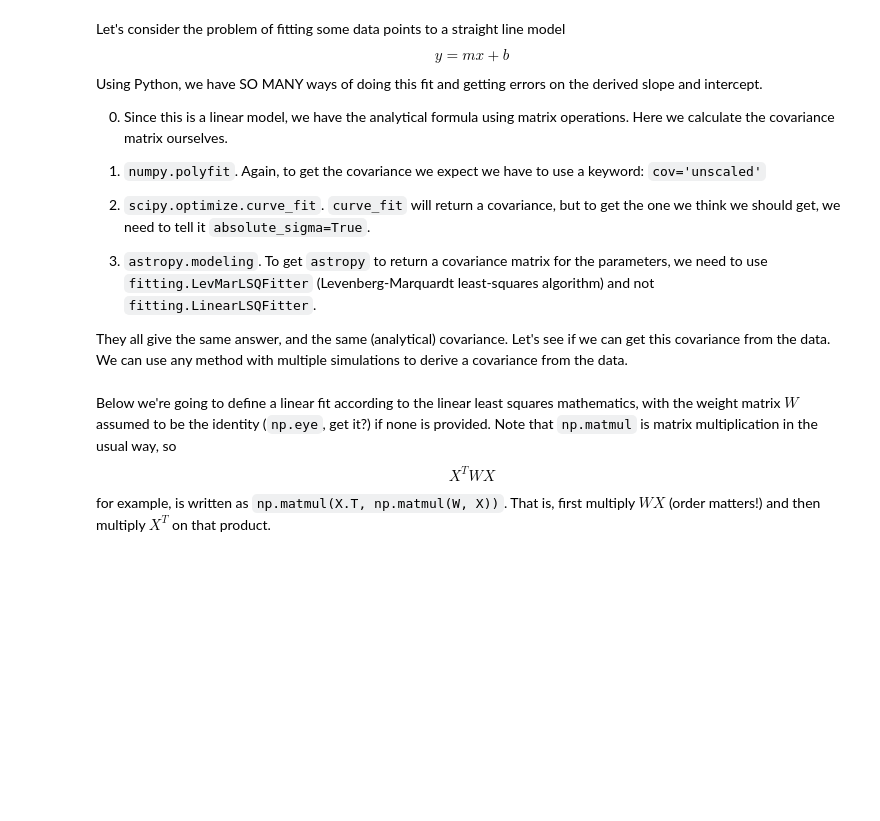
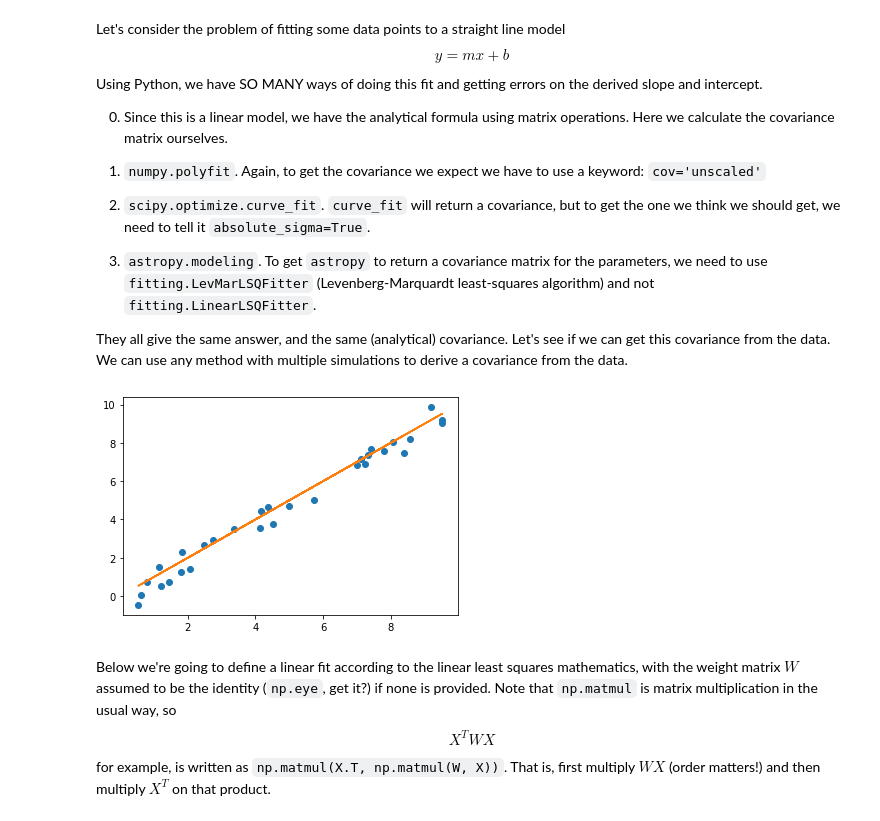
Before and after one commit to jaguirre/ASTR250CourseMaterial, a Jupyter notebook: ModelFittingInPythonWithErrors.ipynb, the cells around one changed output. Drawn from its saved outputs; the diff is of its cells as text; code cells hidden in the pictures; blank space fills up the shorter version.

```diff
--- a/ModelFittingInPythonWithErrors.ipynb
+++ b/ModelFittingInPythonWithErrors.ipynb
@@ -32,6 +39,12 @@ x = np.random.uniform(0.0, 10.0, npts)
 y = line_orig(x)
 yunc = np.random.normal(0.0, 0.5, npts)
 y += yunc
+# %%
+plt.plot(x, y, 'o')
+plt.plot(x, line_orig(x))
+plt.show()
+# %% [output]
+[figure, added]
 # %% [markdown]
 Below we're going to define a linear fit according to the linear least squares mathematics, with the weight matrix $W$ assumed to be the identity (`np.eye`, get it?) if none is provided.  Note that `np.matmul` is matrix multiplication in the usual way, so
 \begin{equation}
```
Also changed, not shown: parts of 30 cells of this notebook.
